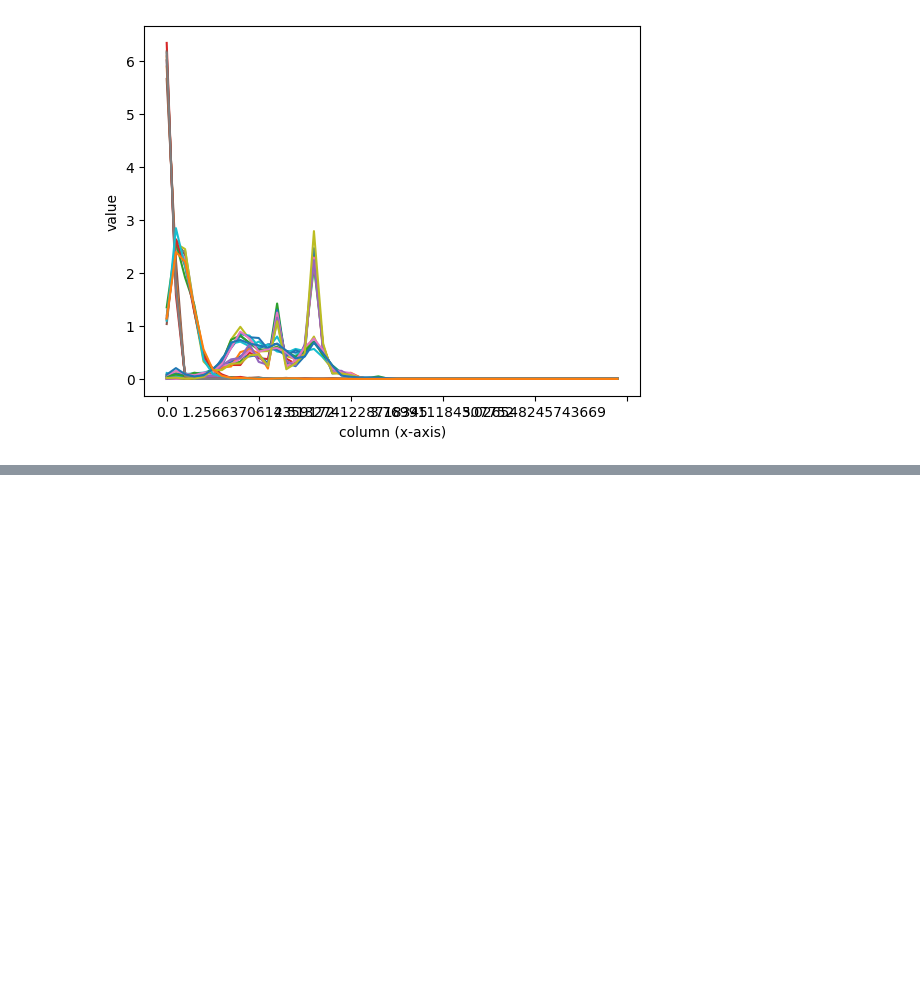
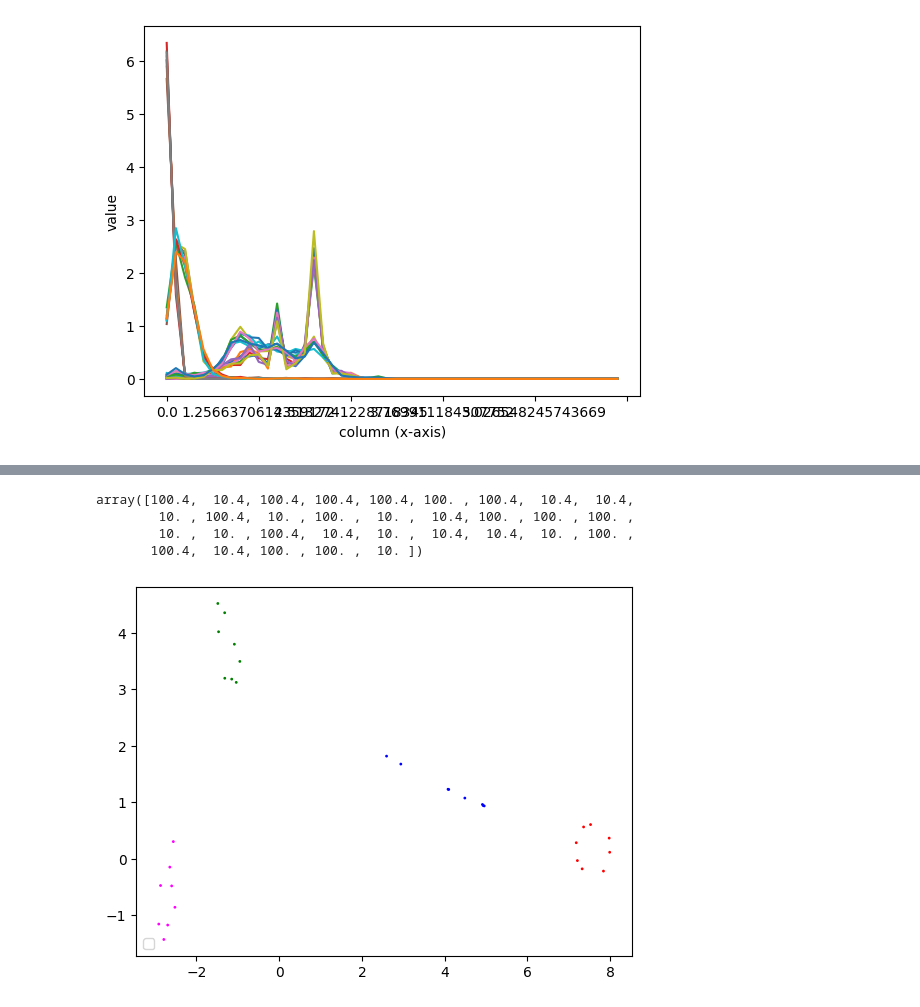
Before and after one commit to OljaOctagon/MagneticParticles, a Jupyter notebook: rigid_magnetic/orientation_classificiation.ipynb, the cells around one changed output, grey strips where cells are left out. Cells and saved outputs as stored; diff of their text form; code cells hidden in the pictures; blank space fills up the shorter version.

Commit message:
added tsne, pca to orientation tryout notebook

```diff
--- a/rigid_magnetic/orientation_classificiation.ipynb
+++ b/rigid_magnetic/orientation_classificiation.ipynb
@@ -92,3 +105,8 @@ df_all
 | 29 | mag2p_shift_0_lambda_10_phi2d_0.0... | 10.0 | 0.0 | 1.696 | 0.489473 | 1.0 | 0.0 | ... |
 | 30 | mag2p_shift_0.4_lambda_10_phi2d_0... | 10.0 | 0.4 | 2.34 | 0.877724 | 1.107345 | 0.327294 | ... |
 | 31 | mag2p_shift_0_lambda_10_phi2d_0.0... | 10.0 | 0.0 | 1.676 | 0.506975 | 1.0 | 0.0 | ... |
+# %%
+df_merged = df_all.merge(df, on=["file_id", "lambda","shift"], how="inner")
+df_merged = df_merged.iloc[:,:-24]
+# %%
+df_merged = df_merged.fillna(0)
@@ -94,0 +134,29 @@ df_all
+# %%
+from sklearn.manifold  import TSNE
+from sklearn.utils import shuffle
+
+X = df_merged.iloc[:,3:].values
+df_merged["label"] = df_merged["lambda"] + df_merged["shift"]
+labels = df_merged["label"].values
+
+X, labels = shuffle(X,labels,random_state=0)
+
+embedding = TSNE(n_components=2, learning_rate='auto', init='random', perplexity=10, n_jobs=8).fit_transform(X)
+# %%
+labels
+# %% [output]
+array([100.4,  10.4, 100.4, 100.4, 100.4, 100. , 100.4,  10.4,  10.4,
+        10. , 100.4,  10. , 100. ,  10. ,  10.4, 100. , 100. , 100. ,
+        10. ,  10. , 100.4,  10.4,  10. ,  10.4,  10.4,  10. , 100. ,
+       100.4,  10.4, 100. , 100. ,  10. ])
+# %%
+import matplotlib.pyplot as plt
+from sklearn.manifold import TSNE
+color_dict = { 100.4:'red', 10.4: 'blue', 100 : 'magenta', 10 :'green'}
+plt.scatter( embedding[:,0], embedding[:,1], color=[ color_dict[i] for i in labels ], s=1)
+plt.legend(loc="lower left")
+#plt.xlim((-50,50))
+#plt.ylim((-50,50))
+plt.show()
+# %% [output]
+[figure, added]
```
Also changed, not shown: parts of 6 cells of this notebook.
